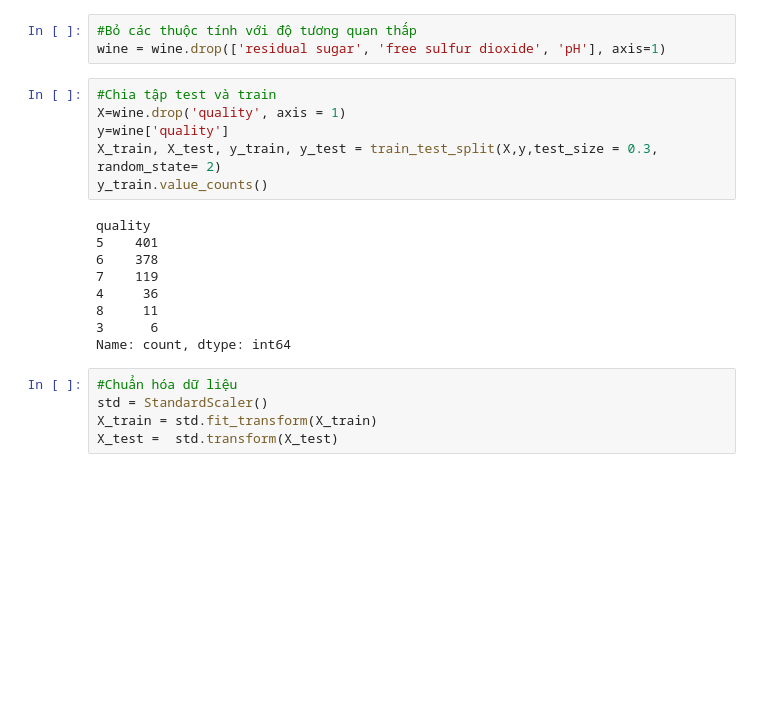
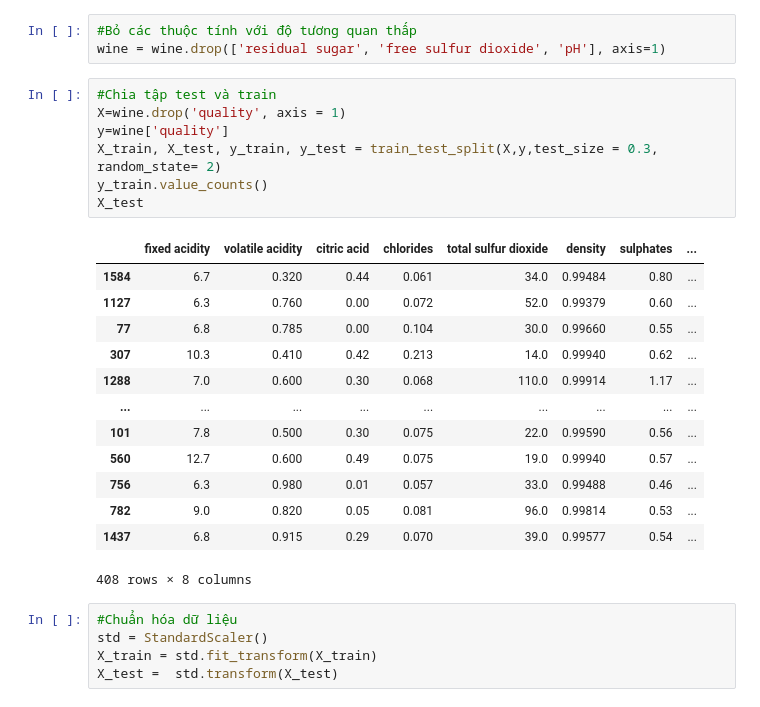
Before and after one commit to TQTien1/UDAI-wine-red, a Jupyter notebook: KNN_nhom-_sau_hop.ipynb, the cells around one changed output. Cells and saved outputs as stored; diff of their text form; blank space fills up the shorter version.

```diff
--- a/KNN_nhom-_sau_hop.ipynb
+++ b/KNN_nhom-_sau_hop.ipynb
@@ -149,18 +151,24 @@ wine = wine.drop(['residual sugar', 'free sulfur dioxide', 'pH'], axis=1)
 # %%
 #Chia tập test và train
 X=wine.drop('quality', axis = 1)
 y=wine['quality']
 X_train, X_test, y_train, y_test = train_test_split(X,y,test_size = 0.3, random_state= 2)
 y_train.value_counts()
+X_test
 # %% [output]
+|  | fixed acidity | volatile acidity | citric acid | chlorides | total sulfur dioxide | density | sulphates | ... |
+| 1584 | 6.7 | 0.320 | 0.44 | 0.061 | 34.0 | 0.99484 | 0.80 | ... |
+| 1127 | 6.3 | 0.760 | 0.00 | 0.072 | 52.0 | 0.99379 | 0.60 | ... |
+| 77 | 6.8 | 0.785 | 0.00 | 0.104 | 30.0 | 0.99660 | 0.55 | ... |
+| 307 | 10.3 | 0.410 | 0.42 | 0.213 | 14.0 | 0.99940 | 0.62 | ... |
+| 1288 | 7.0 | 0.600 | 0.30 | 0.068 | 110.0 | 0.99914 | 1.17 | ... |
+| ... | ... | ... | ... | ... | ... | ... | ... | ... |
+| 101 | 7.8 | 0.500 | 0.30 | 0.075 | 22.0 | 0.99590 | 0.56 | ... |
+| 560 | 12.7 | 0.600 | 0.49 | 0.075 | 19.0 | 0.99940 | 0.57 | ... |
+| 756 | 6.3 | 0.980 | 0.01 | 0.057 | 33.0 | 0.99488 | 0.46 | ... |
+| 782 | 9.0 | 0.820 | 0.05 | 0.081 | 96.0 | 0.99814 | 0.53 | ... |
+| 1437 | 6.8 | 0.915 | 0.29 | 0.070 | 39.0 | 0.99577 | 0.54 | ... |
-quality
-5    401
-6    378
-7    119
-4     36
-8     11
-3      6
-Name: count, dtype: int64
+408 rows × 8 columns
 # %%
 #Chuẩn hóa dữ liệu
 std = StandardScaler()
```
Also changed, not shown: parts of 4 cells of this notebook, 1 other file.
